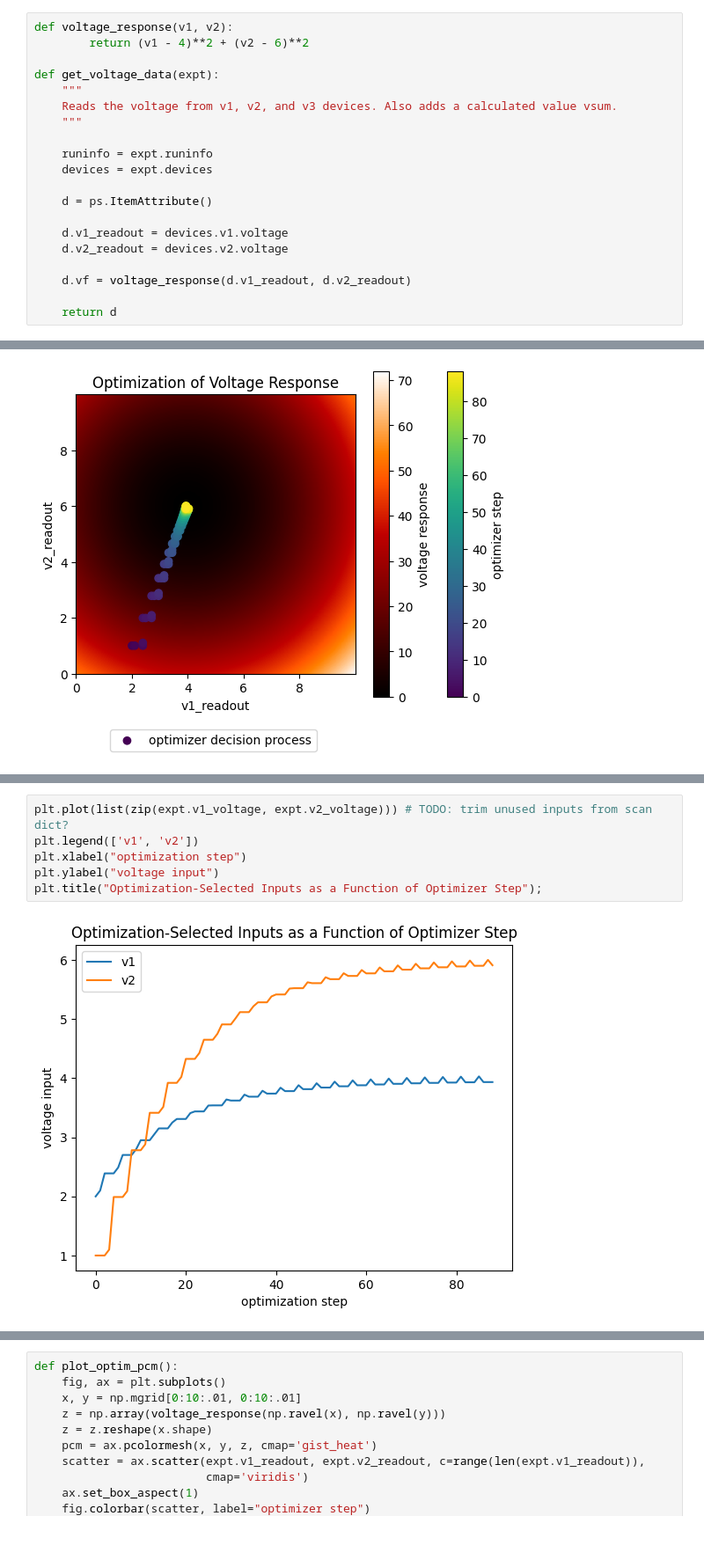
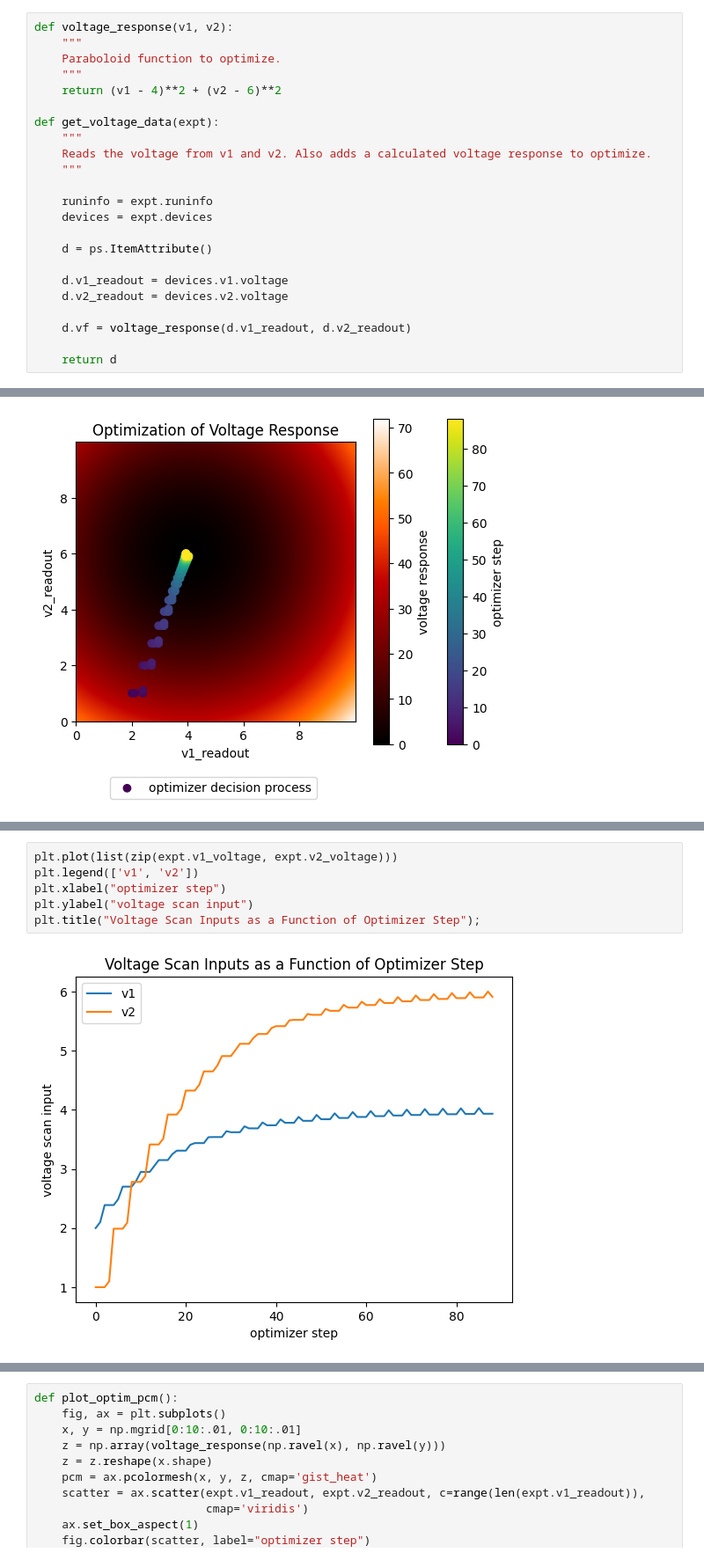
Before and after one commit to sandialabs/pyscan, a Jupyter notebook: demo_notebooks/08-example_GradientDescentOptimizeScan.ipynb, the cells around one changed output, grey strips where cells are left out. Shown at 88% size. Saved outputs shown, nothing was run; the diff lists cells and outputs as text.

```diff
--- a/demo_notebooks/08-example_GradientDescentOptimizeScan.ipynb
+++ b/demo_notebooks/08-example_GradientDescentOptimizeScan.ipynb
@@ -15,11 +15,14 @@ devices.v2 = ps.TestVoltage() # Device 2
 ## Define a measure function
 # %%
 def voltage_response(v1, v2):
-        return (v1 - 4)**2 + (v2 - 6)**2
+    """
+    Paraboloid function to optimize.
+    """
+    return (v1 - 4)**2 + (v2 - 6)**2
 
 def get_voltage_data(expt):
     """
-    Reads the voltage from v1, v2, and v3 devices. Also adds a calculated value vsum.
+    Reads the voltage from v1 and v2. Also adds a calculated voltage response to optimize.
     """
 
     runinfo = expt.runinfo
@@ -162,10 +159,10 @@ plt.title("Optimization-Selected Inputs as a Function of Optimizer Step");
 # %%
-plt.plot(list(zip(expt.v1_voltage, expt.v2_voltage))) # TODO: trim unused inputs from scan dict?
+plt.plot(list(zip(expt.v1_voltage, expt.v2_voltage)))
 plt.legend(['v1', 'v2'])
-plt.xlabel("optimization step")
-plt.ylabel("voltage input")
-plt.title("Optimization-Selected Inputs as a Function of Optimizer Step");
+plt.xlabel("optimizer step")
+plt.ylabel("voltage scan input")
+plt.title("Voltage Scan Inputs as a Function of Optimizer Step");
 # %% [output]
-[figure, old version]
+[figure, new version]
 # %%
 plt.plot(expt.vf)
```
Also changed, not shown: parts of 8 cells of this notebook, 1 other file.
